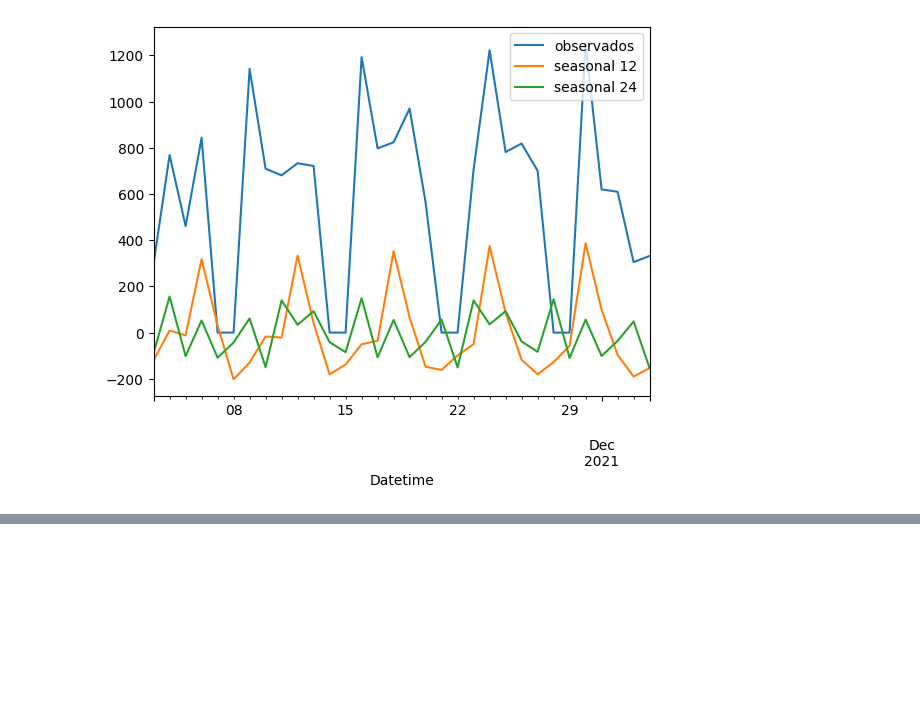
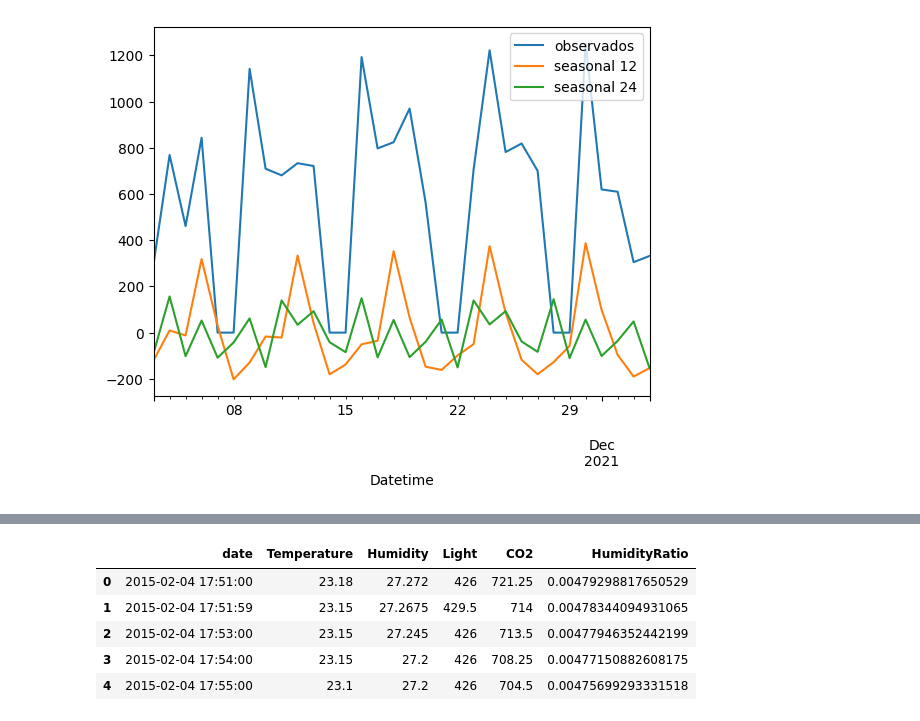
Before and after one commit to jaramillooo/Proyecto_series_no_lineales, a Jupyter notebook: proyecto12ipynb.ipynb, the cells around one changed output, grey strips where cells are left out. Drawn from its saved outputs; the diff is of its cells as text; code cells hidden in the pictures; blank space fills up the shorter version.

```diff
--- a/proyecto12ipynb.ipynb
+++ b/proyecto12ipynb.ipynb
@@ -380,0 +458,9 @@ plt.show()
+# %%
+X.head()
+# %% [output]
+|  | date | Temperature | Humidity | Light | CO2 | HumidityRatio |
+| 0 | 2015-02-04 17:51:00 | 23.18 | 27.272 | 426 | 721.25 | 0.00479298817650529 |
+| 1 | 2015-02-04 17:51:59 | 23.15 | 27.2675 | 429.5 | 714 | 0.00478344094931065 |
+| 2 | 2015-02-04 17:53:00 | 23.15 | 27.245 | 426 | 713.5 | 0.00477946352442199 |
+| 3 | 2015-02-04 17:54:00 | 23.15 | 27.2 | 426 | 708.25 | 0.00477150882608175 |
+| 4 | 2015-02-04 17:55:00 | 23.1 | 27.2 | 426 | 704.5 | 0.00475699293331518 |
```
Also changed, not shown: parts of 13 cells of this notebook.
